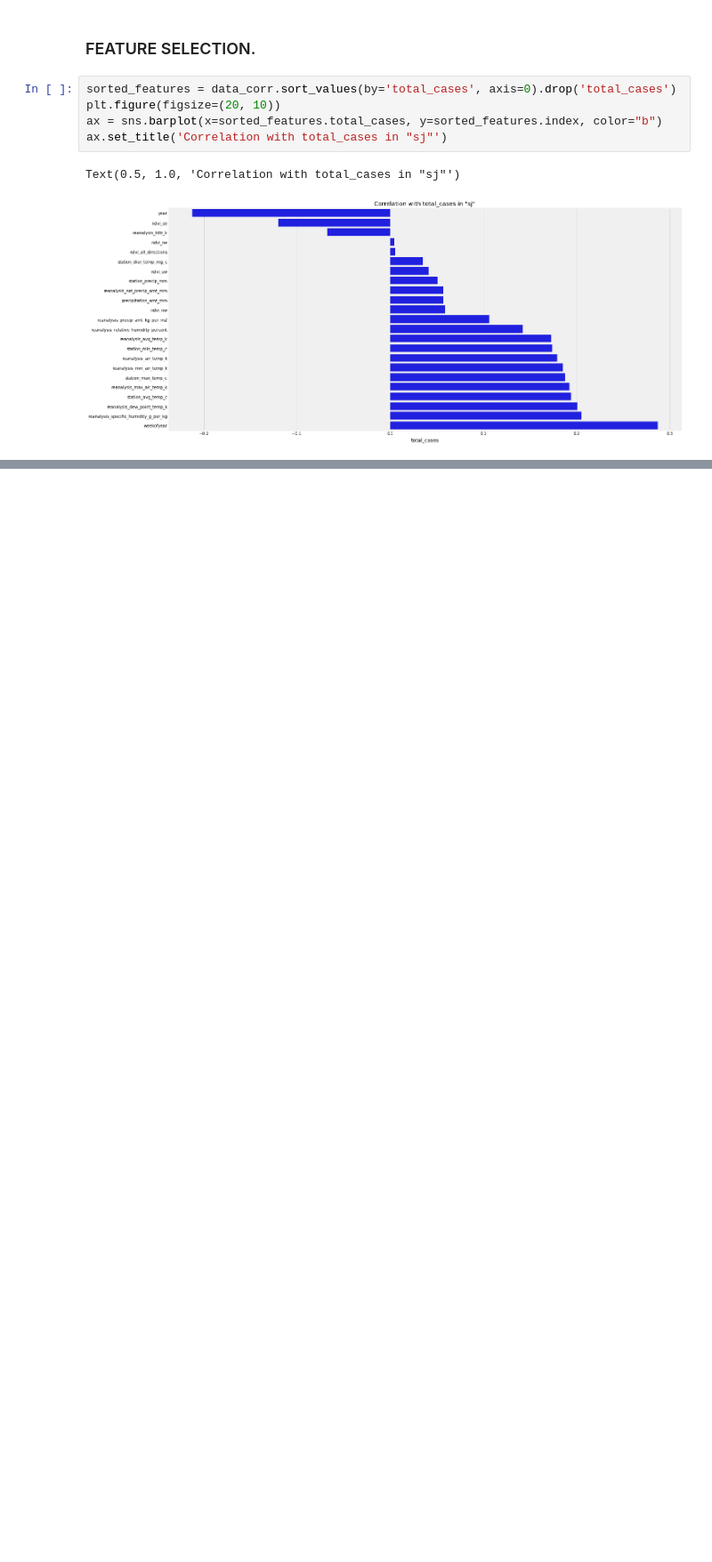
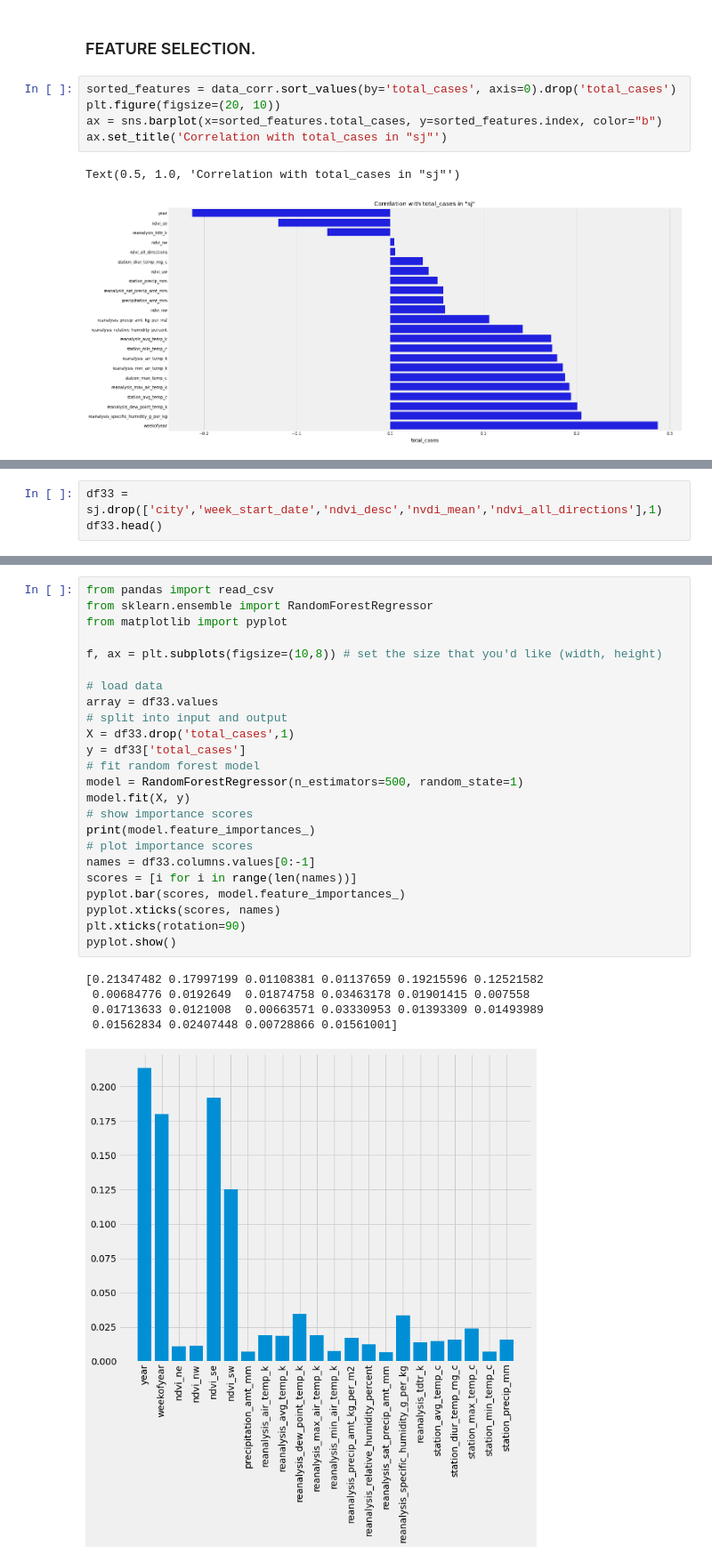
Before and after one commit to Mjcherono/Predicting-Disease-Spread, a Jupyter notebook: dengue.ipynb, the cells around one changed output, grey strips where cells are left out. Shown at 89% size. Saved outputs shown, nothing was run; the diff lists cells and outputs as text; blank space fills up the shorter version.

```diff
--- a/dengue.ipynb
+++ b/dengue.ipynb
@@ -1157,0 +1348,3 @@ Text(0.5, 1.0, 'Correlation with total_cases in "sj"')
+# %%
+df33 = sj.drop(['city','week_start_date','ndvi_desc','nvdi_mean','ndvi_all_directions'],1)
+df33.head()
@@ -1157,0 +1358,30 @@ Text(0.5, 1.0, 'Correlation with total_cases in "sj"')
+# %%
+from pandas import read_csv
+from sklearn.ensemble import RandomForestRegressor
+from matplotlib import pyplot
+
+f, ax = plt.subplots(figsize=(10,8)) # set the size that you'd like (width, height)
+
+# load data
+array = df33.values
+# split into input and output
+X = df33.drop('total_cases',1)
+y = df33['total_cases']
+# fit random forest model
+model = RandomForestRegressor(n_estimators=500, random_state=1)
+model.fit(X, y)
+# show importance scores
+print(model.feature_importances_)
+# plot importance scores
+names = df33.columns.values[0:-1]
+scores = [i for i in range(len(names))]
+pyplot.bar(scores, model.feature_importances_)
+pyplot.xticks(scores, names)
+plt.xticks(rotation=90)
+pyplot.show()
+# %% [output]
+[0.21347482 0.17997199 0.01108381 0.01137659 0.19215596 0.12521582
+ 0.00684776 0.0192649  0.01874758 0.03463178 0.01901415 0.007558
+ 0.01713633 0.0121008  0.00663571 0.03330953 0.01393309 0.01493989
+ 0.01562834 0.02407448 0.00728866 0.01561001]
+[figure, added]
```
Also changed, not shown: parts of 20 cells of this notebook.
